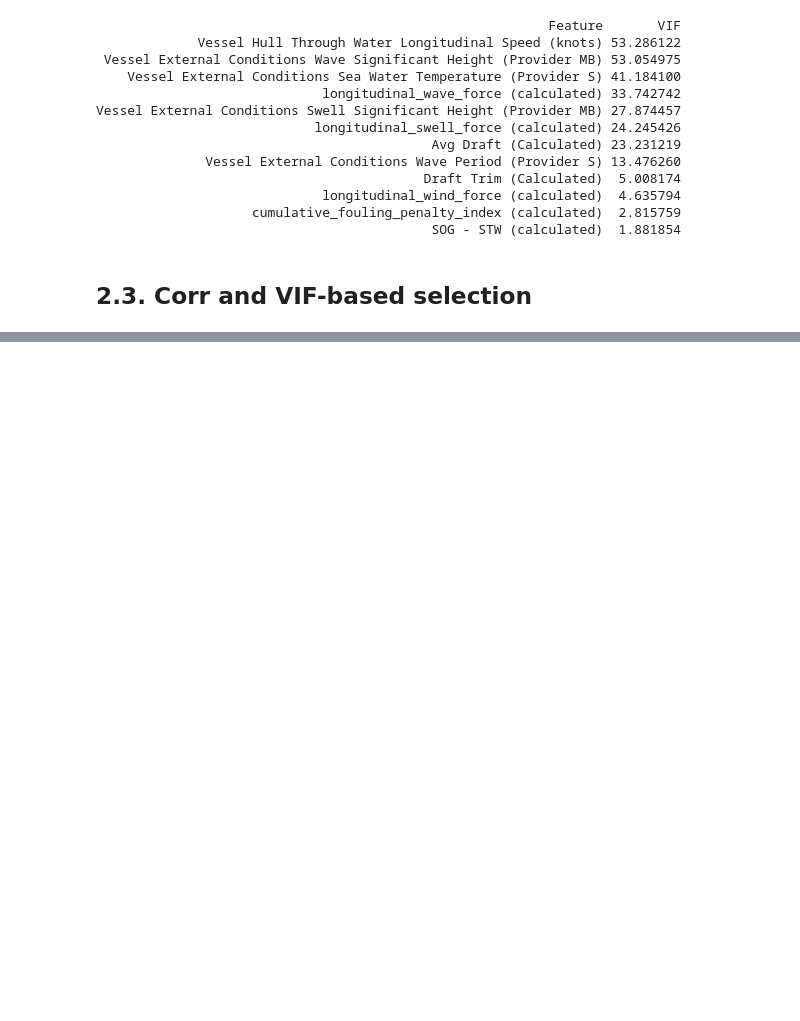
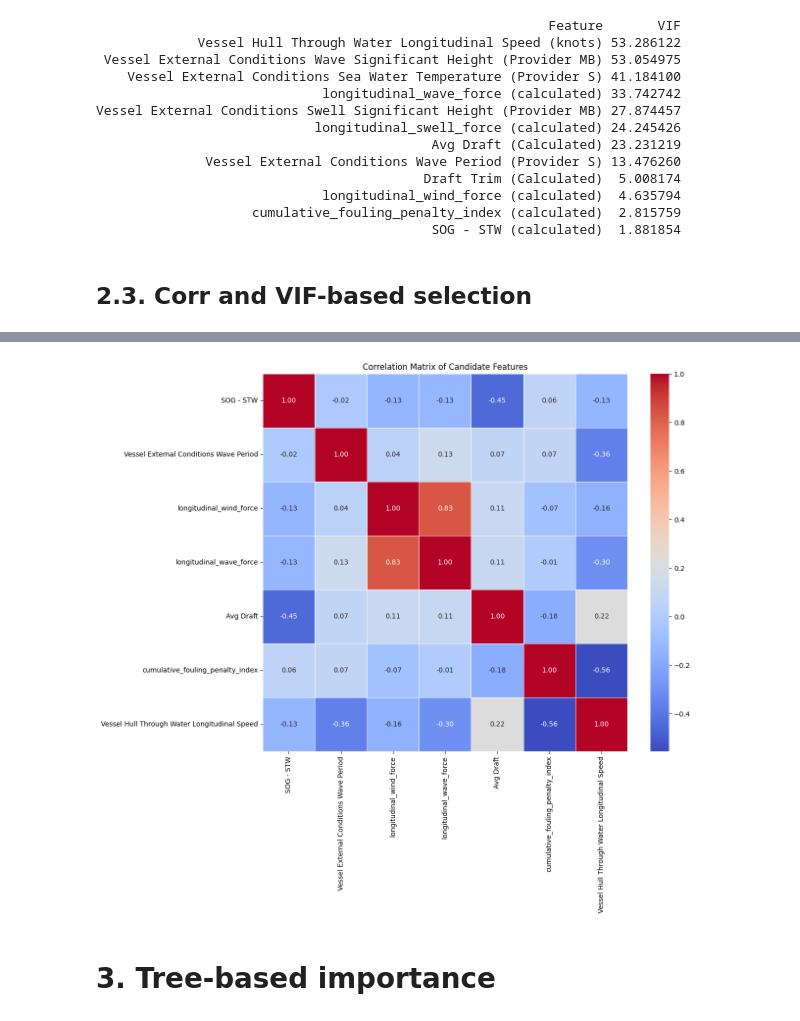
Before and after one commit to AugustBjerg/Master-s-thesis, a Jupyter notebook: code/modelling/notebooks/feature_selection.ipynb, the cells around one changed output, grey strips where cells are left out. Drawn from its saved outputs; the diff is of its cells as text; code cells hidden in the pictures; blank space fills up the shorter version.

```diff
--- a/code/modelling/notebooks/feature_selection.ipynb
+++ b/code/modelling/notebooks/feature_selection.ipynb
@@ -109,0 +153,9 @@ Vessel External Conditions Swell Significant Height (Provider MB) 27.874457
+# %%
+vars_to_remove = [
+    'longitudinal_swell_force (calculated)',
+    'Draft Trim (Calculated)'
+]
+
+third_it_candidate_features = [feature for feature in second_it_candidate_features if feature not in vars_to_remove]
+
+df = df[third_it_candidate_features]
@@ -109,0 +176,15 @@ Vessel External Conditions Swell Significant Height (Provider MB) 27.874457
+# %%
+# make a correlation matrix between all the candidate features again. Before plotting, remove everything inside parenthesis from the column names for better readability
+correlation_df = df[third_it_candidate_features].copy()
+correlation_df.columns = [col.split(' (')[0] for col in correlation_df.columns]
+correlation_matrix = correlation_df.corr()
+
+# plot the correlation matrix as a heatmap
+plt.figure(figsize=(12, 10))
+sns.heatmap(correlation_matrix, annot=True, cmap='coolwarm', fmt=".2f", linewidths=0.5)
+plt.title('Correlation Matrix of Candidate Features')
+plt.show()
+# %% [output]
+[figure, added]
+# %% [markdown]
+# 3. Tree-based importance
```
Also changed, not shown: parts of 8 cells of this notebook, 1 other file.
